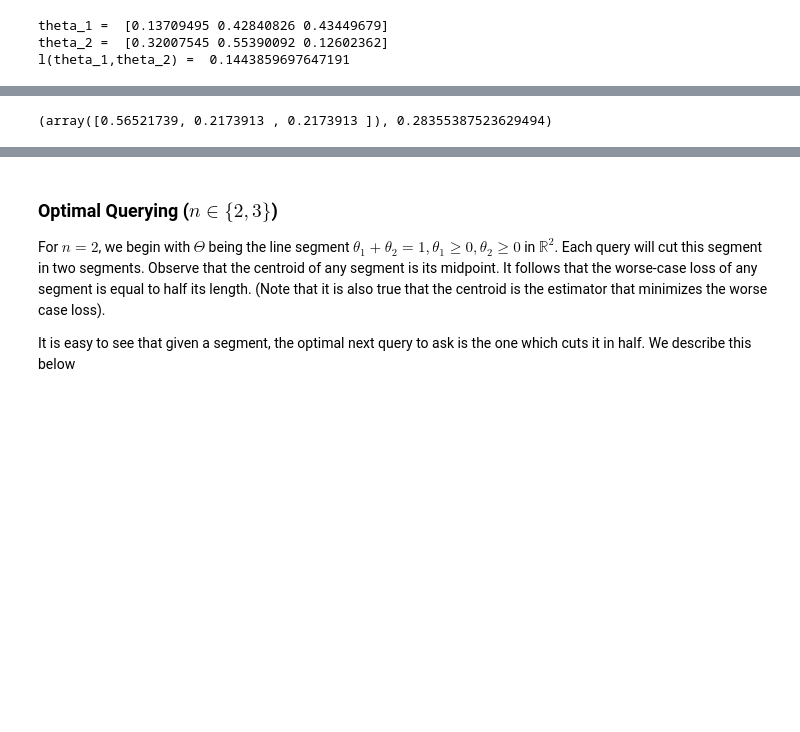
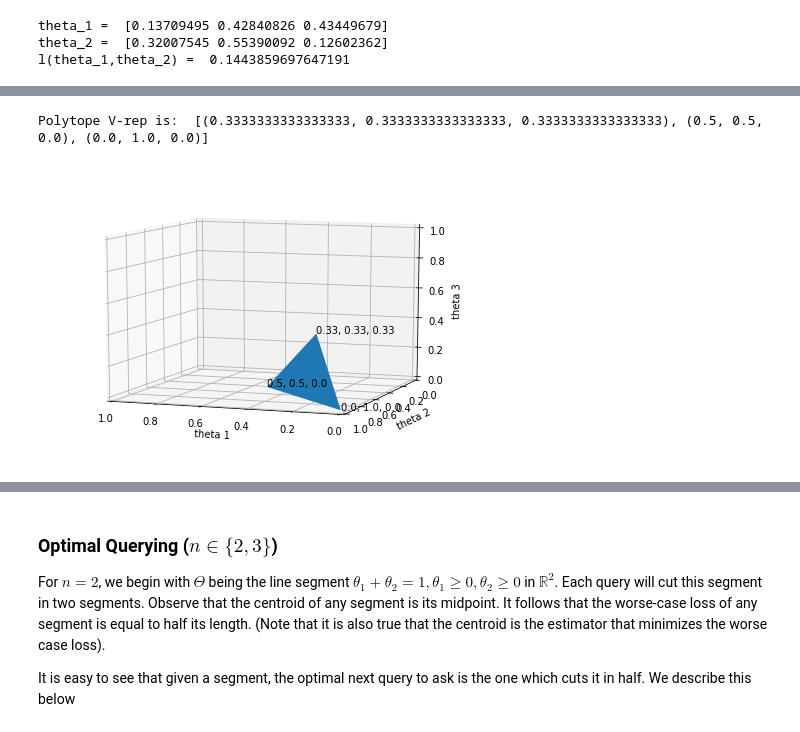
Before and after one commit to adelmag/Master-Thesis, a Jupyter notebook: Querying to Estimate - LAD.ipynb, the cells around one changed output, grey strips where cells are left out. Drawn from its saved outputs; the diff is of its cells as text; code cells hidden in the pictures; blank space fills up the shorter version.

```diff
--- a/Querying to Estimate - LAD.ipynb
+++ b/Querying to Estimate - LAD.ipynb
@@ -161,33 +189,68 @@ def vertex_rep(answered_queries):
     # Continue by converting the answered queries into a valid input for compute_polytope_vertices
     for i in range(m):
         o_1 = answered_queries[i][0]
         o_2 = answered_queries[i][1]
         answer = answered_queries[i][2]
 
         if answer == 1: # Taking care of the inequality sign of u^*(o_1) >= u^*(o_2)
             A[i+n+2] = [o_2[j]-o_1[j] for j in range(n)]
         else:
             A[i+n+2] = [o_1[j]-o_2[j] for j in range(n)]
 
     # Finish by computing the vertices
     return compute_polytope_vertices(np.array(A),np.array(b))
 
 '''
 INPUT: a list of answered queries.
 
 OUTPUT: The centroid and the worse case loss.
 '''
-def worse_loss(answered_queries):
+def worst_loss(answered_queries):
     v = vertex_rep(answered_queries)
     c = sum([p/len(v) for p in v])
 
     #Compute max loss of centroid to other vertices
     w = max([loss(c,p) for p in v])
 
     return (c,w)
 
 
+###EXAMPLE###
 
-worse_loss([([1,0.5,1],[1,1,0.5],1),([0,0.5,1],[1,0.7,0.5],0), ([1,0.5,0],[1,0,0.5],1)])
+query_1 = ([0.5,0.5,0],[0,0.5,0.5],query([0.5,0.5,0],[0,0.5,0.5]))
+query_2 = ([0,1,0],[0,0.7,0.3],query([0,1,0.5],[0,0.7,0.3]))
+query_3 = ([1,0,0],[0,1,0],query([1,0,0],[0,1,0]))
+query_4 = ([0.8,0.2,0],[0.8,0,0.2],query([0.8,0.2,0],[0.8,0,0.2]))
+
+
+answered_queries = [query_1,query_2,query_4,query_3]
+(c,w) = worst_loss(answered_queries)
+V=[tuple(l.tolist()) for l in vertex_rep(answered_queries)]
+
+#Printing polytope
+print("Polytope V-rep is: ", V)
+fig = plt.figure()
+ax = Axes3D(fig)
+vertices = [V]
+ax.add_collection3d(Poly3DCollection(vertices))
+
+for v in V:
+    text = str(round(v[0],2))
+    for i in range(len(v)-1):
+        text+= ", " + str(round(v[i+1],2))
+    ax.text(v[0],v[1],v[2], text, zdir=(0, 0, 0))
+
+ax.set_xlabel("theta 1")
+ax.set_ylabel("theta 2")
+ax.view_init(elev=10., azim=110)
+
+ax.set_zlabel("theta 3")
+plt.show()
+
+
+print("\nTrue Theta = ", true_theta, "\nEstimate = ", c)
+print("Worst case loss = ", w)
+print("Actual loss = ", loss(true_theta,c))
 # %% [output]
-(array([0.56521739, 0.2173913 , 0.2173913 ]), 0.28355387523629494)
+Polytope V-rep is:  [(0.3333333333333333, 0.3333333333333333, 0.3333333333333333), (0.5, 0.5, 0.0), (0.0, 1.0, 0.0)]
+[figure, added]
```
Also changed, not shown: parts of 13 cells of this notebook.
